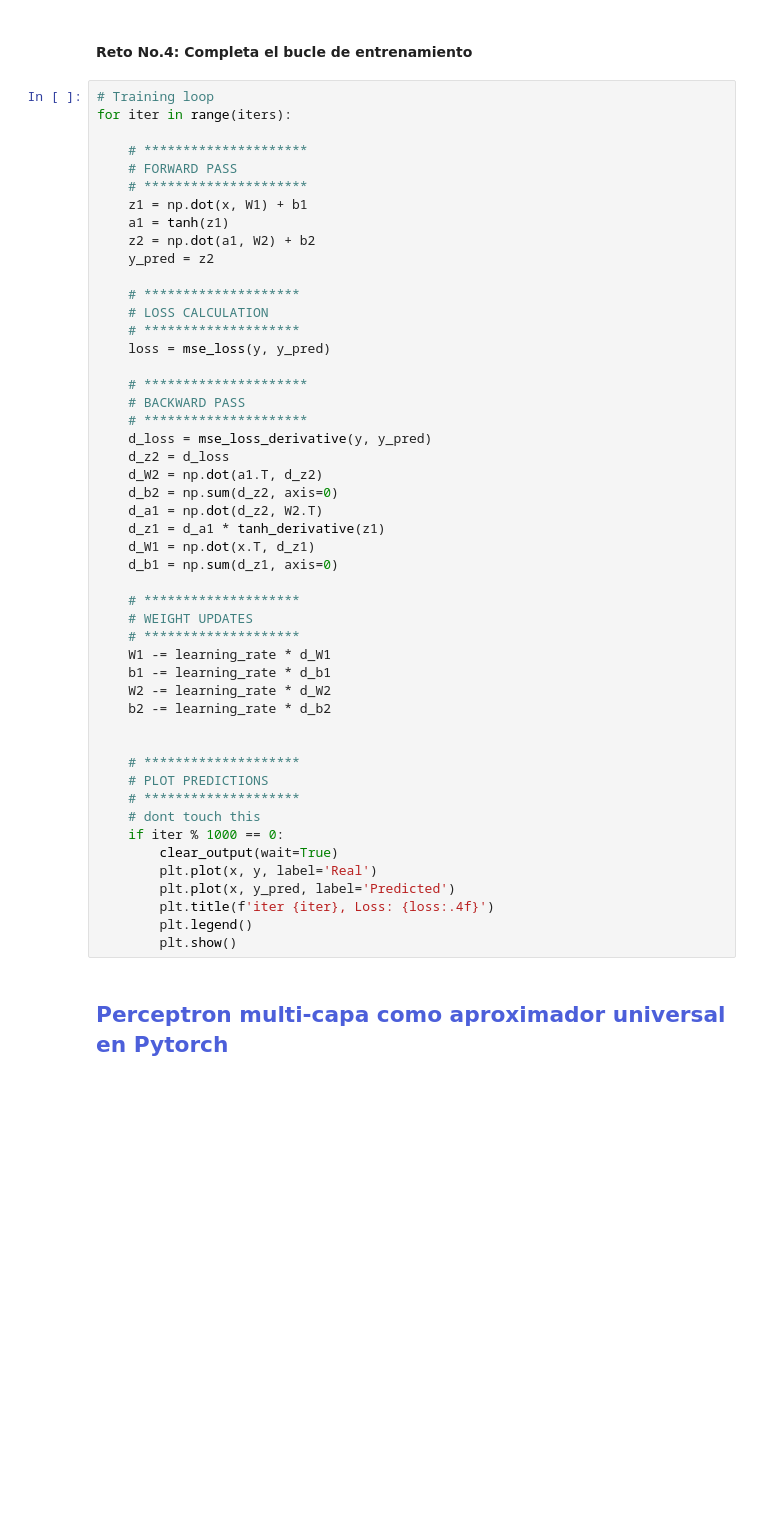
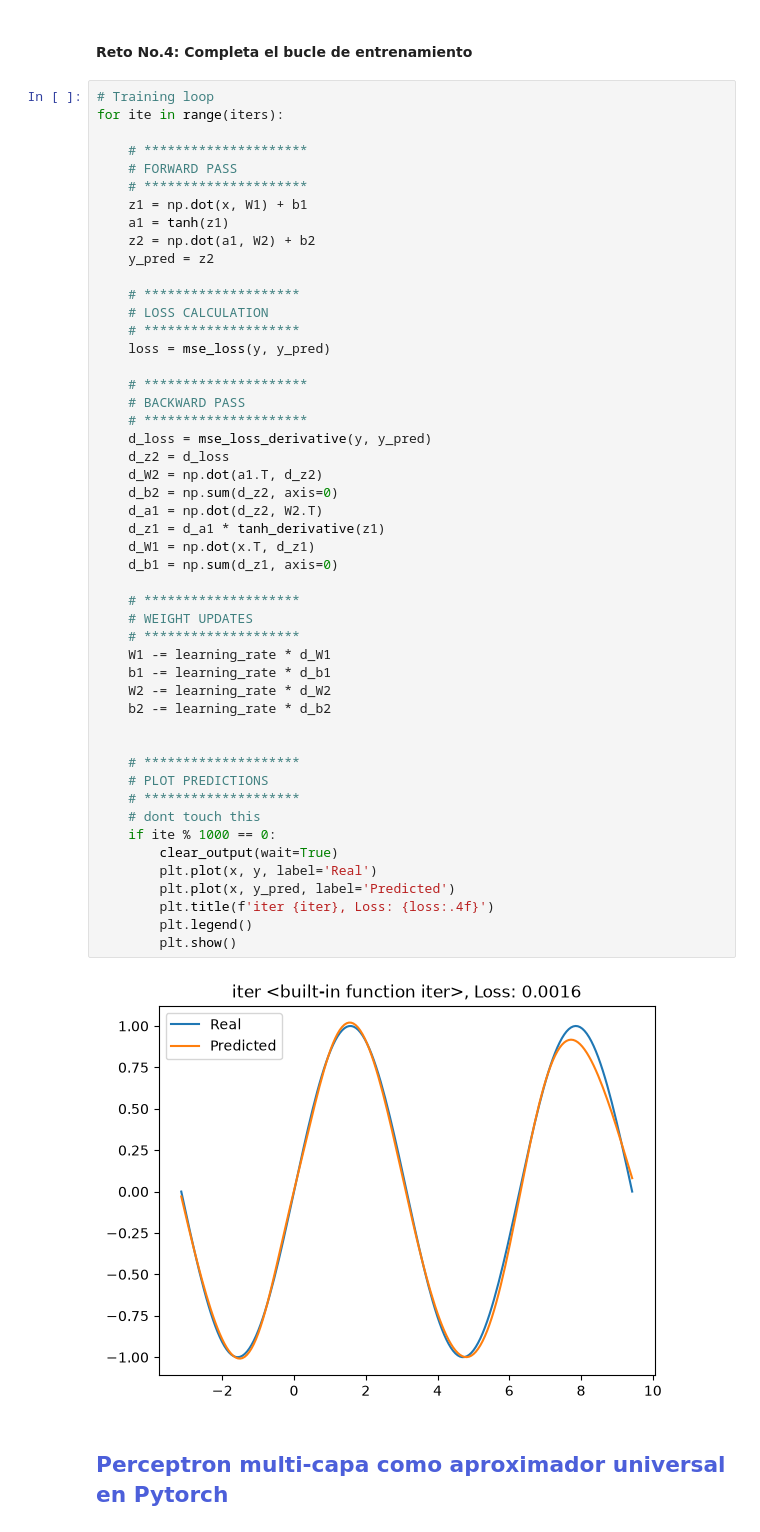
Before and after one commit to RobertCaicedo3723/Hands-on-Computer-Vision, a Jupyter notebook: sesiones/sesion3/Sesion3_1_DeepLearning.ipynb, the cells around one changed output. Saved outputs shown, nothing was run; the diff lists cells and outputs as text; blank space fills up the shorter version.

```diff
--- a/sesiones/sesion3/Sesion3_1_DeepLearning.ipynb
+++ b/sesiones/sesion3/Sesion3_1_DeepLearning.ipynb
@@ -151,7 +151,7 @@ $$
 #### <font color="EB9A54"> **Reto No.4:** </font> Completa el bucle de entrenamiento
 # %%
 # Training loop
-for iter in range(iters):
+for ite in range(iters):
 
     # *********************
     # FORWARD PASS
@@ -170,34 +170,36 @@ for iter in range(iters):
     # BACKWARD PASS
     # *********************
     d_loss = mse_loss_derivative(y, y_pred)
     d_z2 = d_loss
     d_W2 = np.dot(a1.T, d_z2)
     d_b2 = np.sum(d_z2, axis=0)
     d_a1 = np.dot(d_z2, W2.T)
     d_z1 = d_a1 * tanh_derivative(z1)
     d_W1 = np.dot(x.T, d_z1)
     d_b1 = np.sum(d_z1, axis=0)
 
     # ********************
     # WEIGHT UPDATES
     # ********************
     W1 -= learning_rate * d_W1
     b1 -= learning_rate * d_b1
     W2 -= learning_rate * d_W2
     b2 -= learning_rate * d_b2
 
 
     # ********************
     # PLOT PREDICTIONS
     # ********************
     # dont touch this
-    if iter % 1000 == 0:
+    if ite % 1000 == 0:
         clear_output(wait=True)
         plt.plot(x, y, label='Real')
         plt.plot(x, y_pred, label='Predicted')
         plt.title(f'iter {iter}, Loss: {loss:.4f}')
         plt.legend()
         plt.show()
+# %% [output]
+[figure, added]
 # %% [markdown]
 ## <font color='#4C5FDA'>**Perceptron multi-capa como aproximador universal en Pytorch** </font> <a name="tema1">
 # %% [markdown]
```
Also changed, not shown: parts of 5 cells of this notebook.
